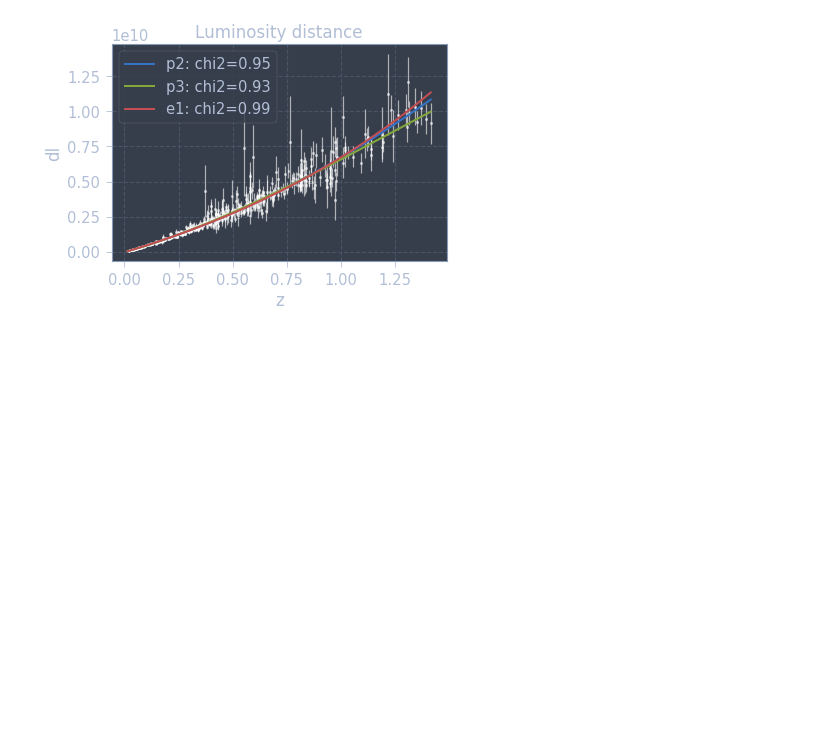
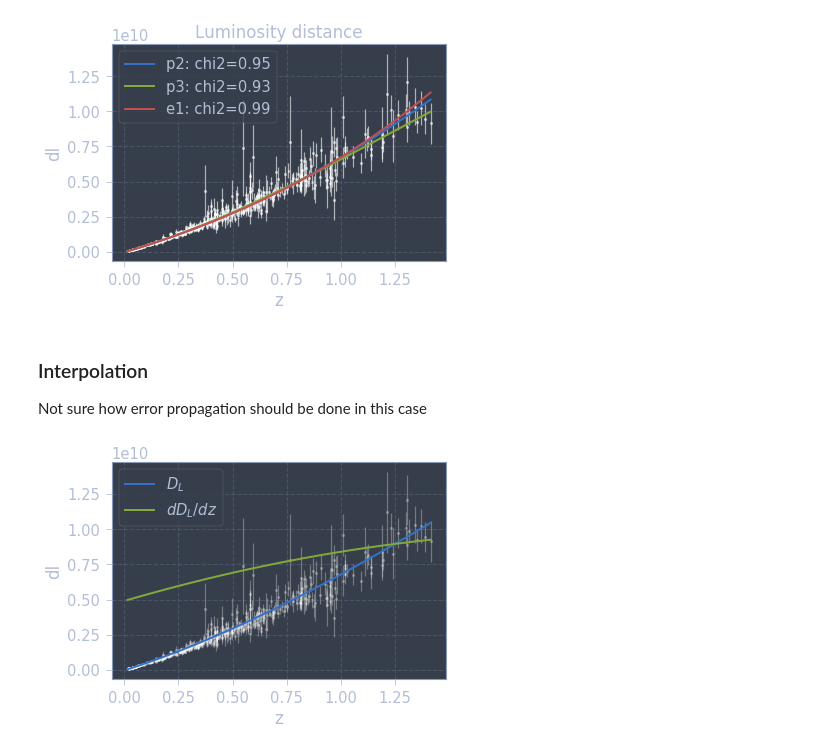
Before and after one commit to modw/isw-from-h, a Jupyter notebook: Getting H(z) from Union catalog.ipynb, the cells around one changed output. Saved outputs shown, nothing was run; the diff lists cells and outputs as text; code cells hidden in the pictures; blank space fills up the shorter version.

Commit message:
added intro description and some new comments; updated plots

```diff
--- a/Getting H(z) from Union catalog.ipynb
+++ b/Getting H(z) from Union catalog.ipynb
@@ -83,3 +102,26 @@ plt.legend()
 plt.show()
 # %% [output]
 [figure]
+# %% [markdown]
+### Interpolation
+Not sure how error propagation should be done in this case
+# %%
+# x and y values to interpolate over
+x = udf.z.values
+y = udf.dl.values/udf.dl.max() #normalizing to facilitate smoothing
+# %%
+# fitting cubic spline, 's' is the smoothing parameter
+spl = itp.UnivariateSpline(x,y,k=3,s=10)
+# rescaling back
+def dl_spl(x,i=0):
+    return spl(x,i)*udf.dl.max()
+
+#plotting
+udf.plot.scatter(x='z',y='dl',yerr='dl_err',c='white',alpha=0.3,s=8);
+plt.plot(x,dl_spl(x),lw=2, label=r"$D_L$")
+plt.plot(x,dl_spl(x,1),lw=2, label=r"$d D_L/dz$")
+
+plt.legend()
+plt.show()
+# %% [output]
+[figure, added]
```
Also changed, not shown: parts of 10 cells of this notebook.
